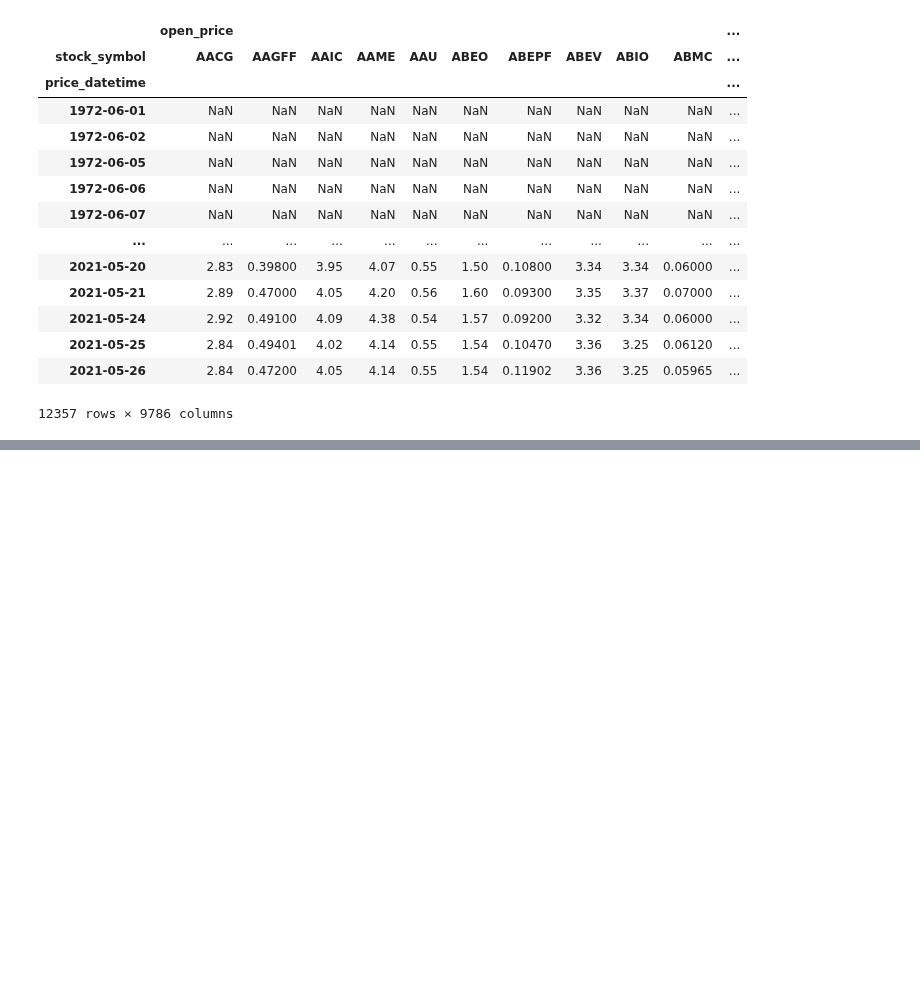
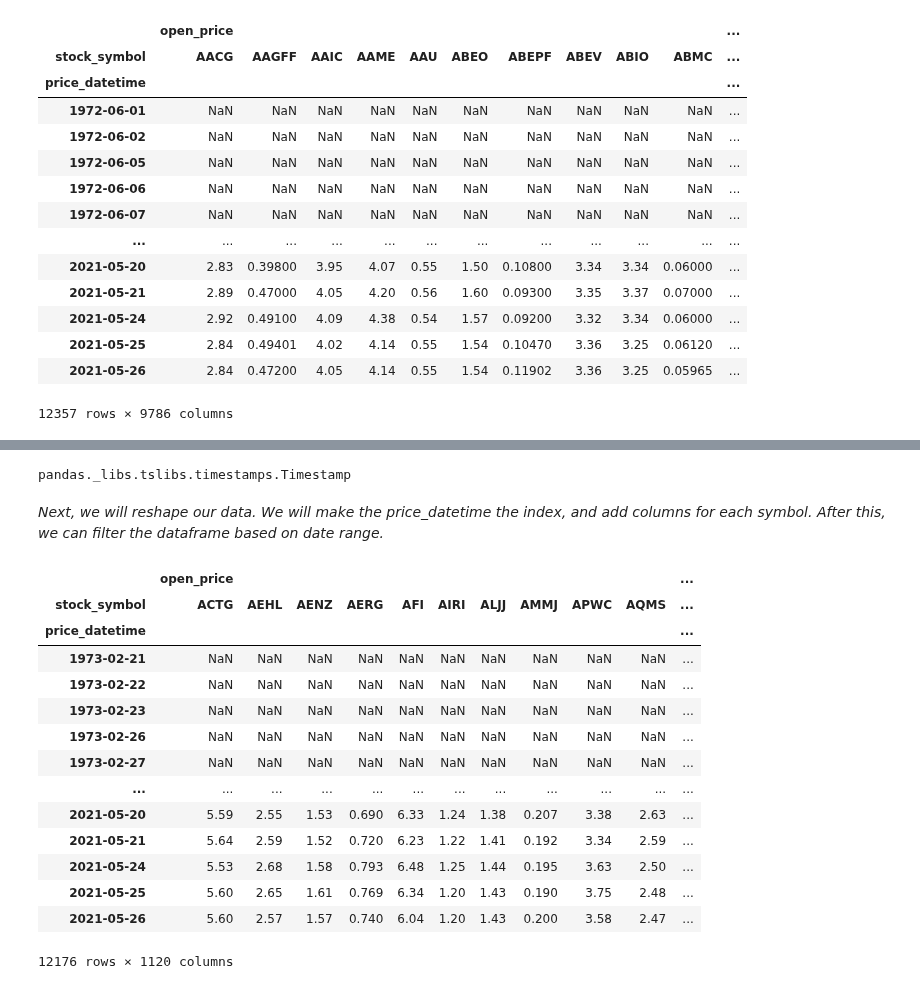
Before and after one commit to jmacdonald2010/stock-prediction, a Jupyter notebook: mlTests03_EOD.ipynb, the cells around one changed output, grey strips where cells are left out. Cells and saved outputs as stored; diff of their text form; code cells hidden in the pictures; blank space fills up the shorter version.

```diff
--- a/mlTests03_EOD.ipynb
+++ b/mlTests03_EOD.ipynb
@@ -85,0 +95,12 @@ df
+# %%
+conn = sqlite3.connect('stockPrediction_05262021.db')
+
+query = "SELECT r.stock_symbol, l.price_datetime, l.open_price, l.high_price, l.low_price, l.close_price, l.volume, l.dividends, l.stock_splits FROM eod_price_history l INNER JOIN stock r ON r.stock_id = l.stock_id WHERE r.sector_id = 13 OR r.industry_id = 17;"
+
+symbols = conn.execute('SELECT stock_symbol FROM stock')
+symbols = symbols.fetchall()
+symbols = [i[0] for i in symbols]
+symbols = [i for i in symbols if i not in symbols]
+
+df = pd.read_sql(query, conn, index_col=['stock_symbol', 'price_datetime'])
+df
@@ -85,0 +124,13 @@ df
+# %%
+# reset the index
+df = df.reset_index()
+# %%
+# convert to datetime
+df['price_datetime'] = pd.to_datetime(df['price_datetime'], format='%Y-%m-%d')
+# %%
+# check to make sure the data type is write
+type(df['price_datetime'][0])
+# %% [output]
+pandas._libs.tslibs.timestamps.Timestamp
+# %% [markdown]
+*Next, we will reshape our data. We will make the price_datetime the index, and add columns for each symbol. After this, we can filter the dataframe based on date range.*
@@ -85,0 +140,18 @@ df
+# %%
+df
+# %% [output]
+|  | open_price |  |  |  |  |  |  |  |  |  | ... |
+| stock_symbol | ACTG | AEHL | AENZ | AERG | AFI | AIRI | ALJJ | AMMJ | APWC | AQMS | ... |
+| price_datetime |  |  |  |  |  |  |  |  |  |  | ... |
+| 1973-02-21 | NaN | NaN | NaN | NaN | NaN | NaN | NaN | NaN | NaN | NaN | ... |
+| 1973-02-22 | NaN | NaN | NaN | NaN | NaN | NaN | NaN | NaN | NaN | NaN | ... |
+| 1973-02-23 | NaN | NaN | NaN | NaN | NaN | NaN | NaN | NaN | NaN | NaN | ... |
+| 1973-02-26 | NaN | NaN | NaN | NaN | NaN | NaN | NaN | NaN | NaN | NaN | ... |
+| 1973-02-27 | NaN | NaN | NaN | NaN | NaN | NaN | NaN | NaN | NaN | NaN | ... |
+| ... | ... | ... | ... | ... | ... | ... | ... | ... | ... | ... | ... |
+| 2021-05-20 | 5.59 | 2.55 | 1.53 | 0.690 | 6.33 | 1.24 | 1.38 | 0.207 | 3.38 | 2.63 | ... |
+| 2021-05-21 | 5.64 | 2.59 | 1.52 | 0.720 | 6.23 | 1.22 | 1.41 | 0.192 | 3.34 | 2.59 | ... |
+| 2021-05-24 | 5.53 | 2.68 | 1.58 | 0.793 | 6.48 | 1.25 | 1.44 | 0.195 | 3.63 | 2.50 | ... |
+| 2021-05-25 | 5.60 | 2.65 | 1.61 | 0.769 | 6.34 | 1.20 | 1.43 | 0.190 | 3.75 | 2.48 | ... |
+| 2021-05-26 | 5.60 | 2.57 | 1.57 | 0.740 | 6.04 | 1.20 | 1.43 | 0.200 | 3.58 | 2.47 | ... |
+12176 rows × 1120 columns
```
Also changed, not shown: parts of 30 cells of this notebook, 1 other file.
